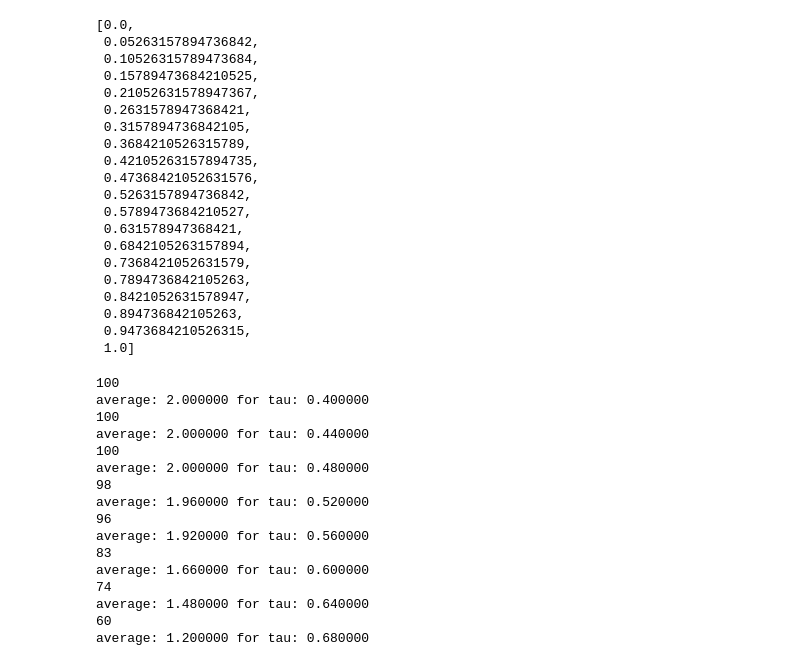
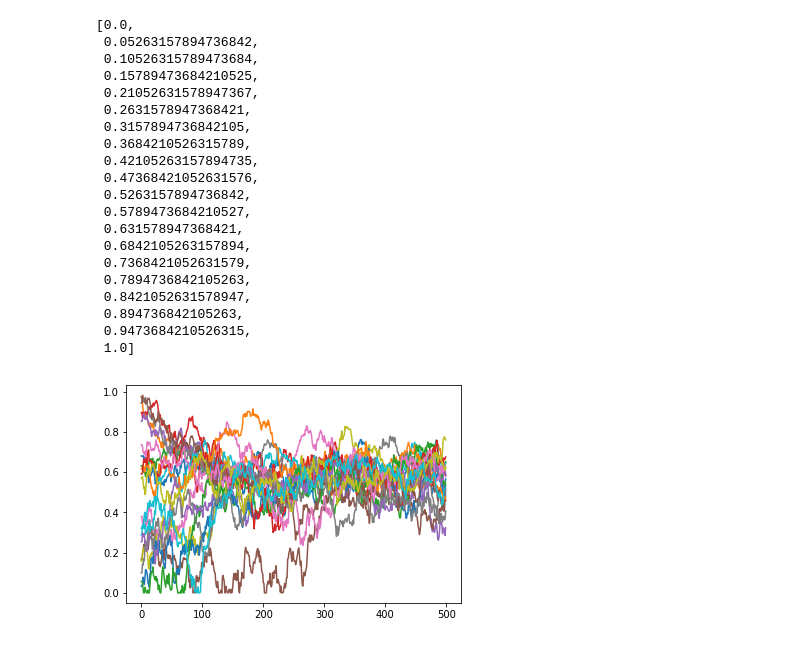
Before and after one commit to rodenmonte/MesaOpinionGame, a Jupyter notebook: Opinions.ipynb, the cells around one changed output. Cells and saved outputs as stored; diff of their text form; code cells hidden in the pictures.

```diff
--- a/Opinions.ipynb
+++ b/Opinions.ipynb
@@ -11,7 +11,7 @@ import time
 start = time.clock()
 # %%
 models = []
-num_models = 50
+num_models = 10
 #potential_values = np.linspace(0, 1, num_models)
 for i in range(num_models):
     nsteps=200
@@ -110,3 +85,14 @@ plt.plot(x)
+# %%
+
+for model in models:
+    model.ALPHA = .01
+    model.run(nsteps)
+agent_opinions = []
+for model in models:
+    agent_opinion = model.datacollector.get_agent_vars_dataframe()
+    agent_opinions.append(agent_opinion)
+x=agent_opinions[0].Opinion0.as_matrix().reshape((nsteps, nagents))
+plt.plot(x)
 # %%
 from analysis import opinions_clusters
 from analysis import num_clusters
@@ -170,65 +143,51 @@ linspaced
  0.9473684210526315,
  1.0]
 # %%
-tau = .4
-while tau < .7:
+
+tau = 1
+while tau > .7:
     models = []
-    num_models = 50
+    num_models = 1
     #potential_values = np.linspace(0, 1, num_models)
     for i in range(num_models):
-        nsteps=180
+        nsteps=500
         nagents=20
         #P = []
         #for i in range(nagents):
         #    arr = []
         #    for j in range(nagents):
         #        arr.append(-1)
         #    P.append(arr)
         neighbs = neighbors.totally_connected(nagents, self_connected=True)
         #neighbors = degree_connected(nagents, 1) #the second parameter ranges from 0 to 1, generates graphs of varying degrees of connectedness.
         linspaced = np.linspace(0, 1, nagents).tolist()
-        opinions = [[i] for i in linspaced]
-        #opinions = #[[np.random.rand()] for i in range(nagents)]
+        #opinions = [[i] for i in linspaced]
+        opinions = [[np.random.rand()] for i in range(nagents)]
         #Also try potentials.tent(.5), potentials.tent(.3, .7), potentials.gaussian(), potentials.simple()...
         pots = [potentials.tent(tau) for i in range(nagents)]
         coupling = [[1]]
         model = OpinionModel(nagents, neighbs, opinions, pots, coupling, 'pairwise')
         models.append(model)
     for model in models:
-        model.ALPHA = .01
+        model.ALPHA = .005
         model.run(nsteps)
     agent_opinions = []
     for model in models:
         agent_opinion = model.datacollector.get_agent_vars_dataframe()
         agent_opinions.append(agent_opinion)
-    #x=agent_opinions[0].Opinion0.as_matrix().reshape((nsteps, nagents))
-    #plt.plot(x)
+    x=agent_opinions[0].Opinion0.as_matrix().reshape((nsteps, nagents))
+    plt.plot(x)
     from analysis import opinions_clusters
     from analysis import num_clusters
     sum = 0
     for i in range(num_models):
         for j in range(len(opinions[0])):
             #print("Model %d Opinion %d:" % (i, j))
             #print(num_clusters(models[i], .4)[j])
             sum += num_clusters(models[i], .4)[j]
 
-    print(sum)
-    print("average: %f for tau: %f" %(float(sum) / float(num_models), tau))
-    tau += .04
+    #print(sum)
+    #print("average: %f for tau: %f" %(float(sum) / float(num_models), tau))
+    tau = .5
 # %% [output]
-100
-average: 2.000000 for tau: 0.400000
-100
-average: 2.000000 for tau: 0.440000
-100
-average: 2.000000 for tau: 0.480000
-98
-average: 1.960000 for tau: 0.520000
-96
-average: 1.920000 for tau: 0.560000
-83
-average: 1.660000 for tau: 0.600000
-74
-average: 1.480000 for tau: 0.640000
-60
-average: 1.200000 for tau: 0.680000
+[figure, added]
```
Also changed, not shown: parts of 4 cells of this notebook, 3 other files.
